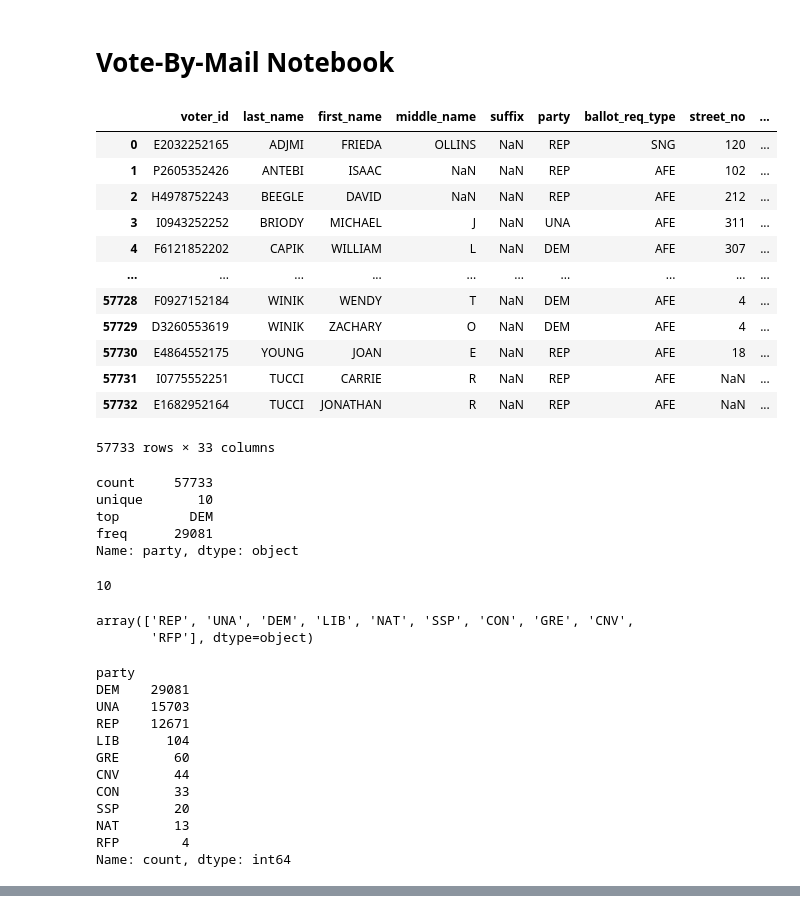
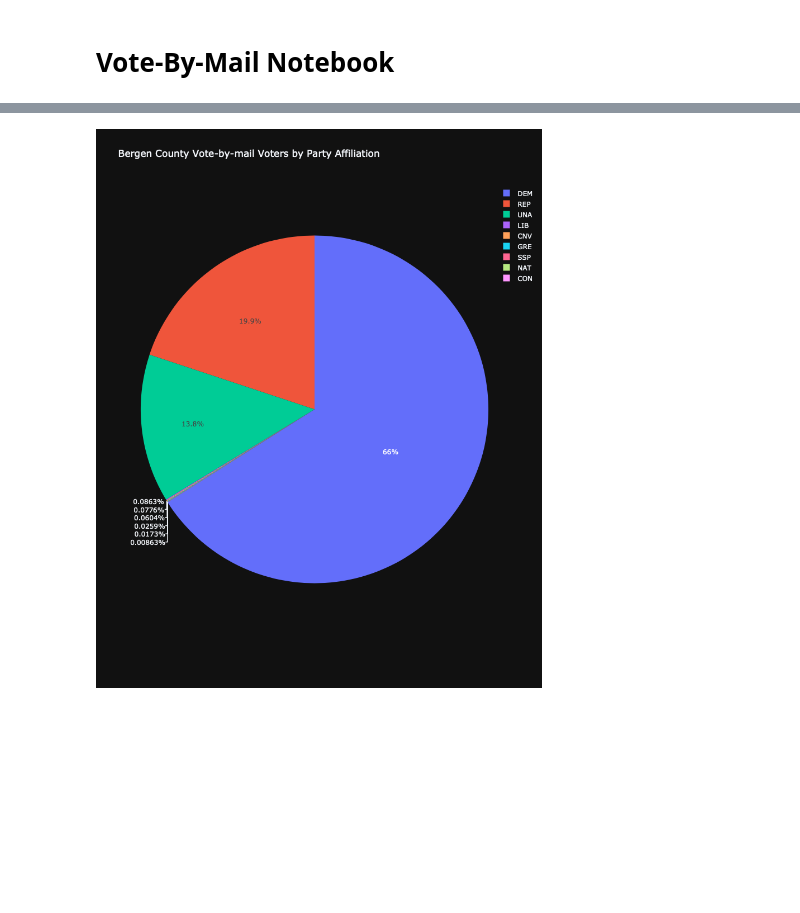
Before and after one commit to neherdata/votebymail, a Jupyter notebook: votebymail.ipynb, the cells around one changed output, grey strips where cells are left out. Cells and saved outputs as stored; diff of their text form; code cells hidden in the pictures; blank space fills up the shorter version.

```diff
--- a/votebymail.ipynb
+++ b/votebymail.ipynb
@@ -5,52 +5,22 @@ import pandas as pd
 import plotly as pt
 import plotly.express as px
 # %%
-df = pd.read_csv('monmouth/votebymail-monmouth.csv', dtype='str')
+monmouth_df = pd.read_csv('monmouth/votebymail-monmouth.csv', dtype='str')
+bergen_df = pd.read_csv('bergen/votebymail-bergen.csv', dtype='str')
-# %%
-df
-# %% [output]
-|  | voter_id | last_name | first_name | middle_name | suffix | party | ballot_req_type | street_no | ... |
-| 0 | E2032252165 | ADJMI | FRIEDA | OLLINS | NaN | REP | SNG | 120 | ... |
-| 1 | P2605352426 | ANTEBI | ISAAC | NaN | NaN | REP | AFE | 102 | ... |
-| 2 | H4978752243 | BEEGLE | DAVID | NaN | NaN | REP | AFE | 212 | ... |
-| 3 | I0943252252 | BRIODY | MICHAEL | J | NaN | UNA | AFE | 311 | ... |
-| 4 | F6121852202 | CAPIK | WILLIAM | L | NaN | DEM | AFE | 307 | ... |
-| ... | ... | ... | ... | ... | ... | ... | ... | ... | ... |
-| 57728 | F0927152184 | WINIK | WENDY | T | NaN | DEM | AFE | 4 | ... |
-| 57729 | D3260553619 | WINIK | ZACHARY | O | NaN | DEM | AFE | 4 | ... |
-| 57730 | E4864552175 | YOUNG | JOAN | E | NaN | REP | AFE | 18 | ... |
-| 57731 | I0775552251 | TUCCI | CARRIE | R | NaN | REP | AFE | NaN | ... |
-| 57732 | E1682952164 | TUCCI | JONATHAN | R | NaN | REP | AFE | NaN | ... |
-57733 rows × 33 columns
-# %%
-df['party'].describe()
-# %% [output]
-count     57733
-unique       10
-top         DEM
-freq      29081
-Name: party, dtype: object
-# %%
-df['party'].nunique()
-# %% [output]
-10
-# %%
-df['party'].unique()
-# %% [output]
-array(['REP', 'UNA', 'DEM', 'LIB', 'NAT', 'SSP', 'CON', 'GRE', 'CNV',
-       'RFP'], dtype=object)
-# %%
-df['party'].value_counts()
-# %% [output]
-party
-DEM    29081
-UNA    15703
-REP    12671
-LIB      104
-GRE       60
-CNV       44
-CON       33
-SSP       20
-NAT       13
-RFP        4
-Name: count, dtype: int64
+# %%
+bergen_names = bergen_df['party'].value_counts().index
+bergen_values = bergen_df['party'].value_counts().values
+
+bergen_fig = px.pie(values=bergen_values, names=bergen_names,
+             title="Bergen County Vote-by-mail Voters by Party Affiliation", width=1000, height=1000, template="plotly_dark")
+
+# html file
+pt.offline.plot(bergen_fig, filename='bergen/index.html',
+                show_link=True, output_type='file', include_plotlyjs='cdn', auto_open=False)
+
+# png file
+bergen_fig.write_image(file="bergen/votebymail-bergen.png",
+                height=1000, width=1000, engine='kaleido')
+
+bergen_fig.show()
+# %% [output]
@@ -57 +28,2 @@ Name: count, dtype: int64
+[figure, added]
 # %%
```
Also changed, not shown: parts of 2 cells of this notebook, 8 other files.
